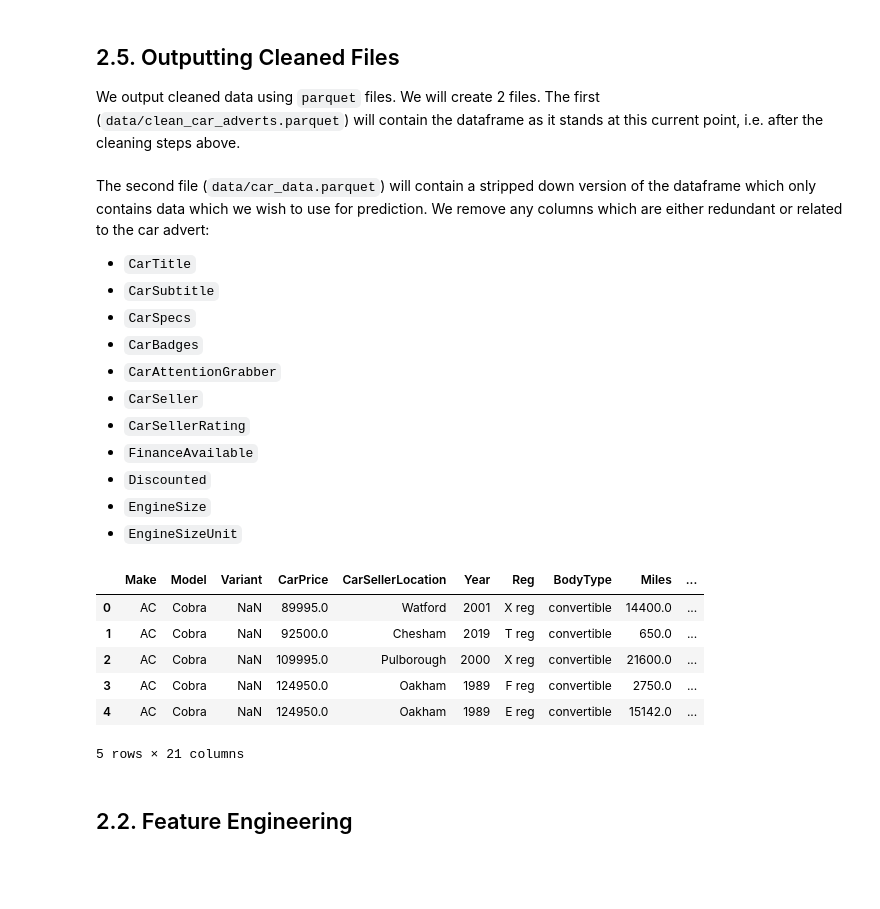
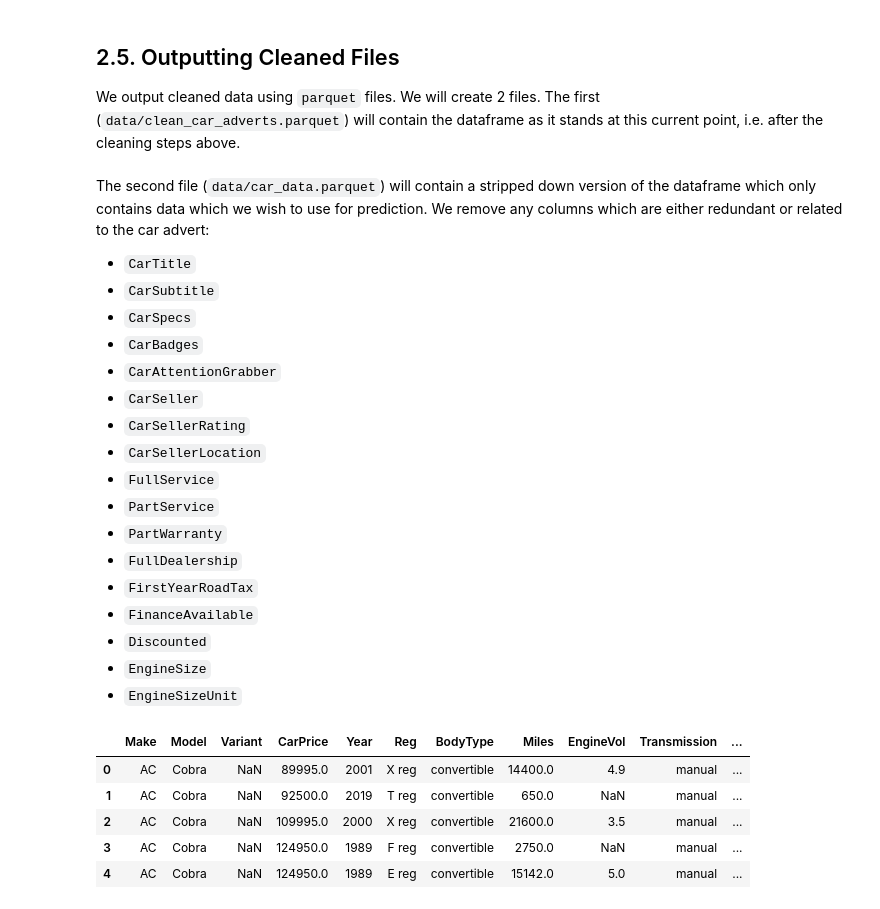
Before and after one commit to jenboc/used-car-price-prediction, a Jupyter notebook: notebooks/02_preparation.ipynb, the cells around one changed output. Cells and saved outputs as stored; diff of their text form; code cells hidden in the pictures; blank space fills up the shorter version.

```diff
--- a/notebooks/02_preparation.ipynb
+++ b/notebooks/02_preparation.ipynb
@@ -500,6 +638,12 @@ The second file (`data/car_data.parquet`) will contain a stripped down version o
 - `CarAttentionGrabber`
 - `CarSeller`
 - `CarSellerRating`
+- `CarSellerLocation`
+- `FullService`
+- `PartService`
+- `PartWarranty`
+- `FullDealership`
+- `FirstYearRoadTax`
 - `FinanceAvailable`
 - `Discounted`
 - `EngineSize`
@@ -507,28 +651,31 @@ The second file (`data/car_data.parquet`) will contain a stripped down version o
 # %%
 small_df = df.drop(columns=[
     "CarTitle",
     "CarSubTitle",
     "CarSpecs",
     "CarBadges",
     "CarAttentionGrabber",
     "CarSeller",
     "CarSellerRating",
+    "CarSellerLocation",
+    "FullService",
+    "PartService",
+    "PartWarranty",
+    "FullDealership",
+    "FirstYearRoadTax",
     "FinanceAvailable",
     "Discounted",
     "EngineSize",
     "EngineSizeUnit"
 ])
 
 small_df.head()
 # %% [output]
-|  | Make | Model | Variant | CarPrice | CarSellerLocation | Year | Reg | BodyType | Miles | ... |
-| 0 | AC | Cobra | NaN | 89995.0 | Watford | 2001 | X reg | convertible | 14400.0 | ... |
-| 1 | AC | Cobra | NaN | 92500.0 | Chesham | 2019 | T reg | convertible | 650.0 | ... |
-| 2 | AC | Cobra | NaN | 109995.0 | Pulborough | 2000 | X reg | convertible | 21600.0 | ... |
-| 3 | AC | Cobra | NaN | 124950.0 | Oakham | 1989 | F reg | convertible | 2750.0 | ... |
-| 4 | AC | Cobra | NaN | 124950.0 | Oakham | 1989 | E reg | convertible | 15142.0 | ... |
+|  | Make | Model | Variant | CarPrice | Year | Reg | BodyType | Miles | EngineVol | Transmission | ... |
+| 0 | AC | Cobra | NaN | 89995.0 | 2001 | X reg | convertible | 14400.0 | 4.9 | manual | ... |
+| 1 | AC | Cobra | NaN | 92500.0 | 2019 | T reg | convertible | 650.0 | NaN | manual | ... |
+| 2 | AC | Cobra | NaN | 109995.0 | 2000 | X reg | convertible | 21600.0 | 3.5 | manual | ... |
+| 3 | AC | Cobra | NaN | 124950.0 | 1989 | F reg | convertible | 2750.0 | NaN | manual | ... |
+| 4 | AC | Cobra | NaN | 124950.0 | 1989 | E reg | convertible | 15142.0 | 5.0 | manual | ... |
-5 rows × 21 columns
 # %%
 small_df.to_parquet("../data/car_data.parquet")
-# %% [markdown]
-## 2.2. Feature Engineering
```
Also changed, not shown: parts of 21 cells of this notebook, 1 other file.
